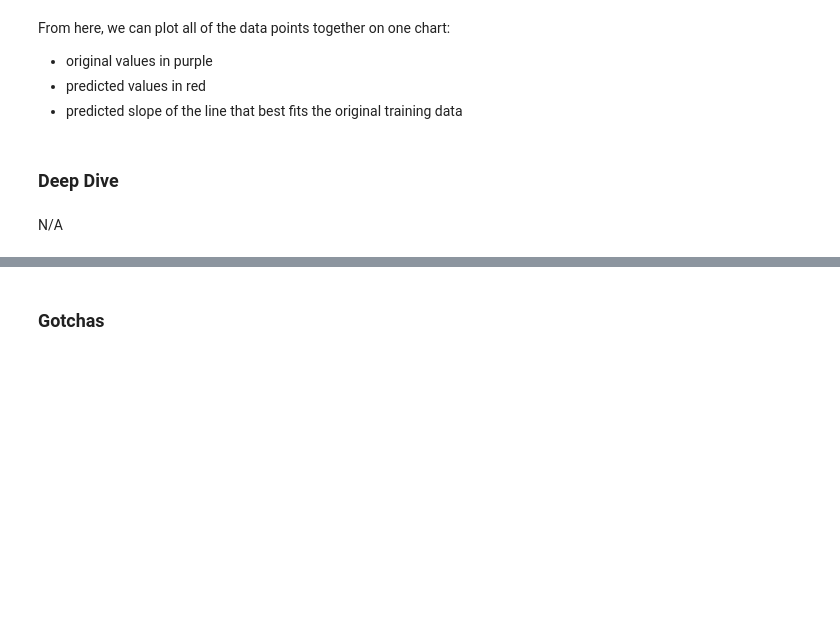
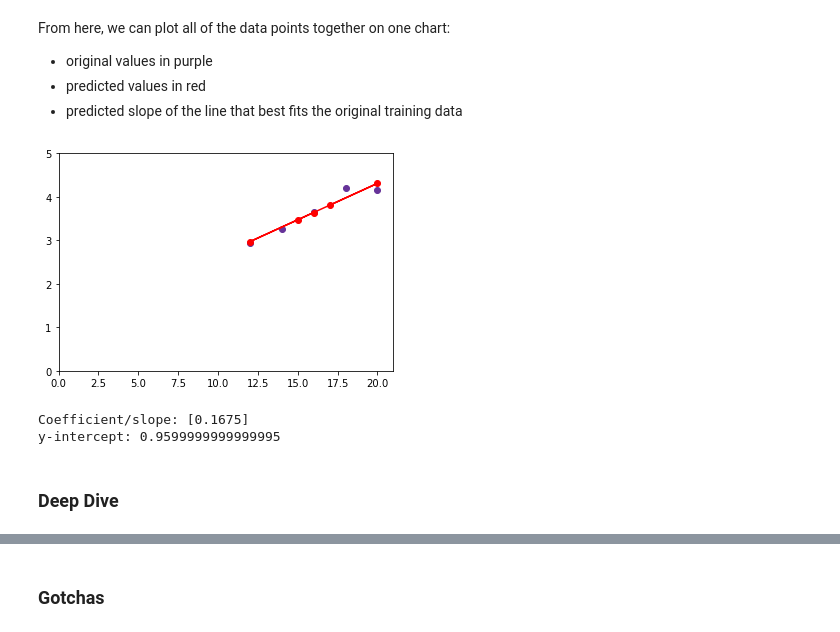
Before and after one commit to chalmerlowe/machine_learning, a Jupyter notebook: 01_intro_to_sklearn/01_intro_to_sklearn.ipynb, the cells around one changed output, grey strips where cells are left out. Saved outputs shown, nothing was run; the diff lists cells and outputs as text; code cells hidden in the pictures; blank space fills up the shorter version.

```diff
--- a/01_intro_to_sklearn/01_intro_to_sklearn.ipynb
+++ b/01_intro_to_sklearn/01_intro_to_sklearn.ipynb
@@ -189,8 +253,18 @@ From here, we can plot all of the data points together on one chart:
 # %%
 plt.scatter(x, y, color='rebeccapurple')
 plt.scatter(xfit, yfit, color='red')
-plt.plot(xfit, yfit, color='red');
+plt.plot(xfit, yfit, color='red')
+plt.xlim(0, 21)
+plt.ylim(0, 5);
+# %% [output]
+[figure, added]
+# %%
+# For reference, against the above graph:
+
+print('Coefficient/slope:', model.coef_)
+print('y-intercept:', model.intercept_)
+# %% [output]
+Coefficient/slope: [0.1675]
+y-intercept: 0.9599999999999995
 # %% [markdown]
 ### Deep Dive
-# %% [markdown]
-N/A
```
Also changed, not shown: parts of 33 cells of this notebook.
